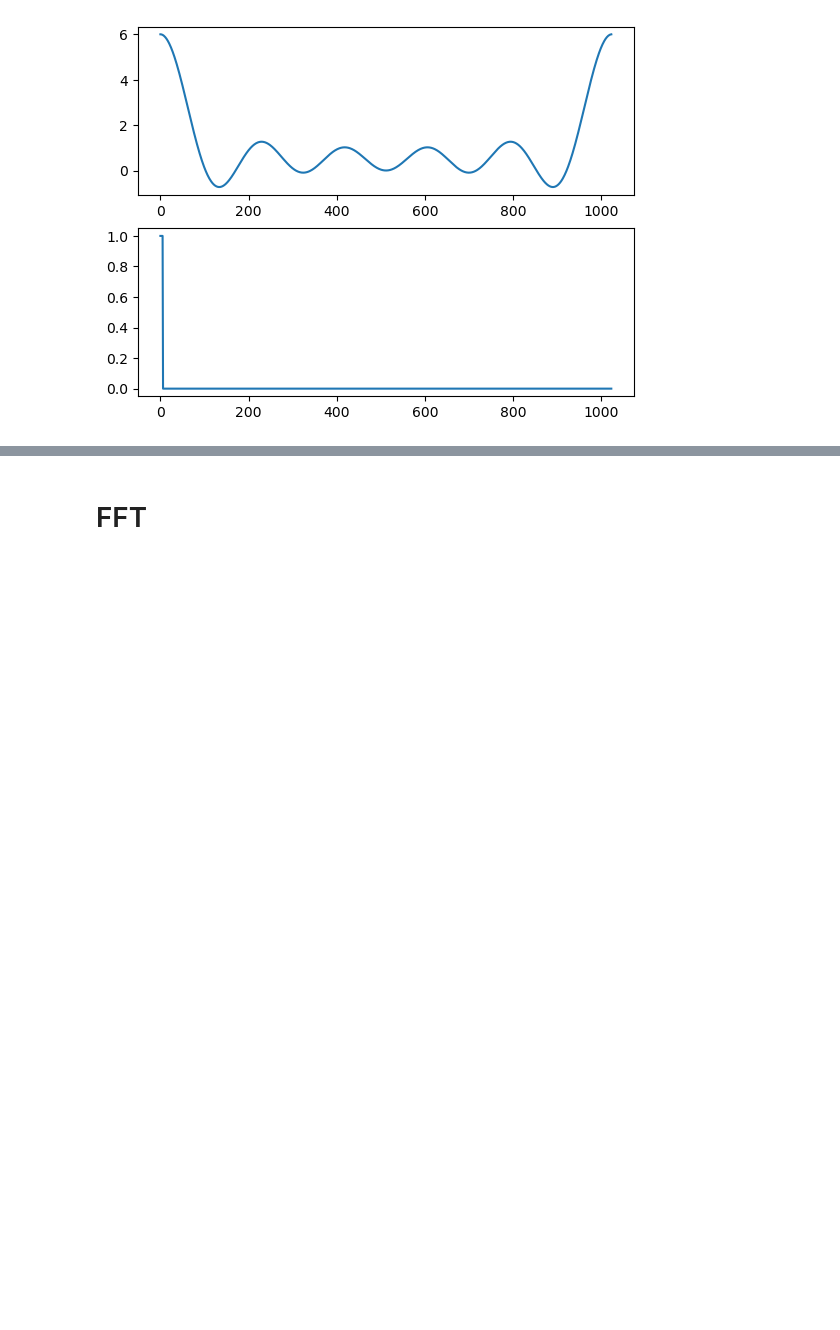
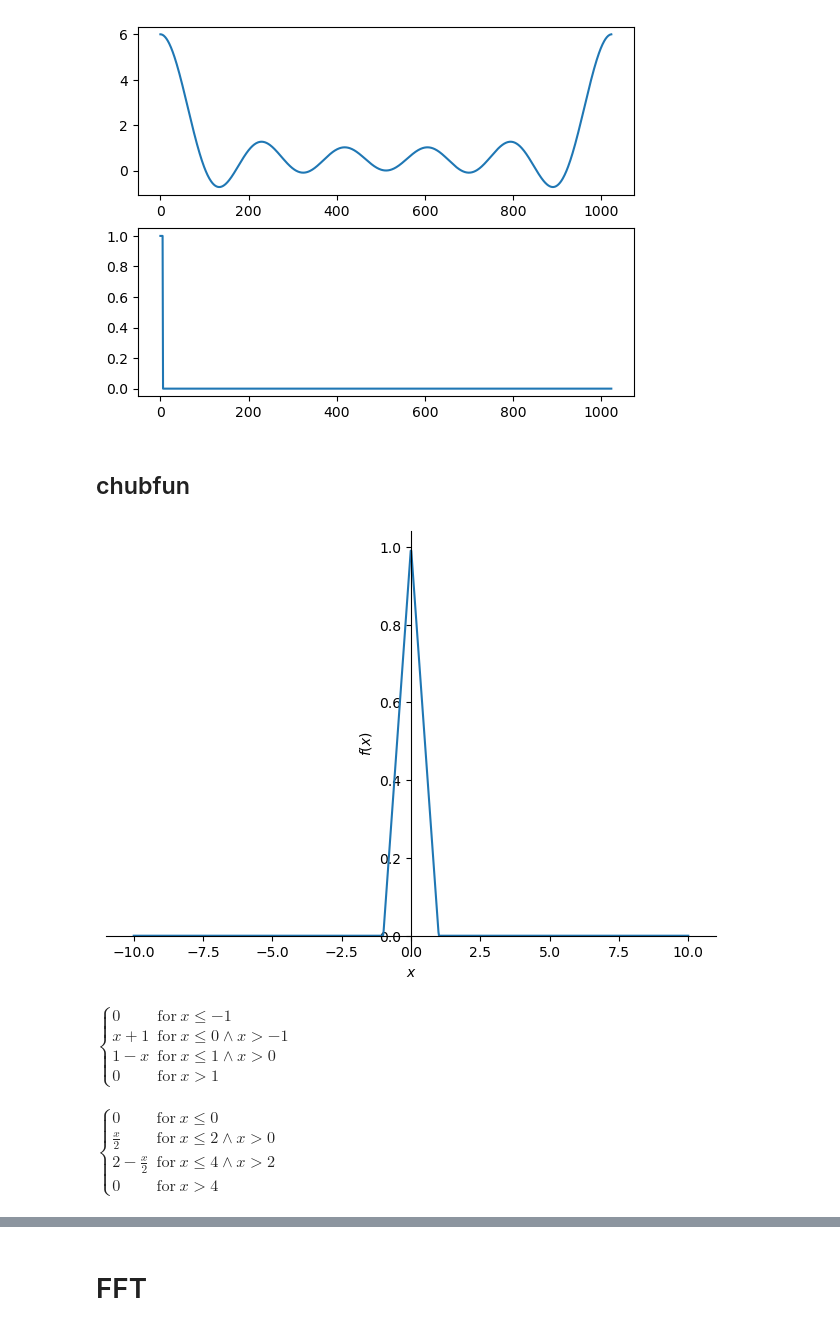
Before and after one commit to philzook58/philzook58.github.io, a Jupyter notebook: _drafts/legendre_fourier.ipynb, the cells around one changed output, grey strips where cells are left out. Saved outputs shown, nothing was run; the diff lists cells and outputs as text; code cells hidden in the pictures; blank space fills up the shorter version.

```diff
--- a/_drafts/legendre_fourier.ipynb
+++ b/_drafts/legendre_fourier.ipynb
@@ -71,3 +86,24 @@ plt.plot(f)
 # %% [output]
 [<matplotlib.lines.Line2D at 0x...>]
 [figure]
+# %% [markdown]
+## chubfun
+# %%
+from sympy import *
+
+x = symbols("x")
+def spike(a,b,c):
+    x = symbols("x")
+    return piecewise_exclusive(Piecewise((0, x <= a),
+                     ((x - a) / (b - a), (a < x) & (x <= b)),
+                      ((x - c) / (b - c), (b < x) & (x <= c)),
+                      (0, c < x)))
+plot(spike(-1,0,1))
+spike(-1,0,1)
+# %% [output]
+[figure, added]
+$\displaystyle \begin{cases} 0 & \text{for}\: x \leq -1 \\x + 1 & \text{for}\: x \leq 0 \wedge x > -1 \\1 - x & \text{for}\: x \leq 1 \wedge x > 0 \\0 & \text{for}\: x > 1 \end{cases}$
+# %%
+spike(0,2,4)
+# %% [output]
+$\displaystyle \begin{cases} 0 & \text{for}\: x \leq 0 \\\frac{x}{2} & \text{for}\: x \leq 2 \wedge x > 0 \\2 - \frac{x}{2} & \text{for}\: x \leq 4 \wedge x > 2 \\0 & \text{for}\: x > 4 \end{cases}$
```
Also changed, not shown: parts of 6 cells of this notebook, 31 other files.
